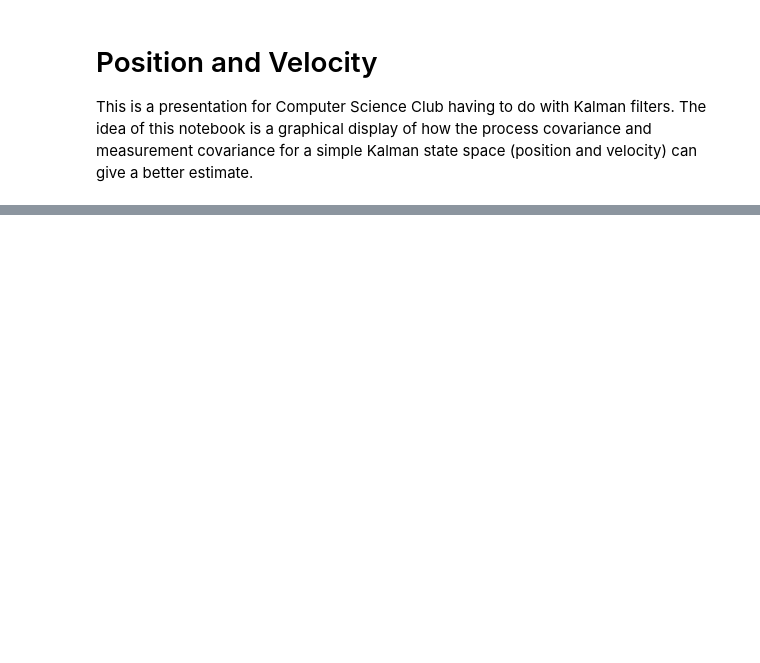
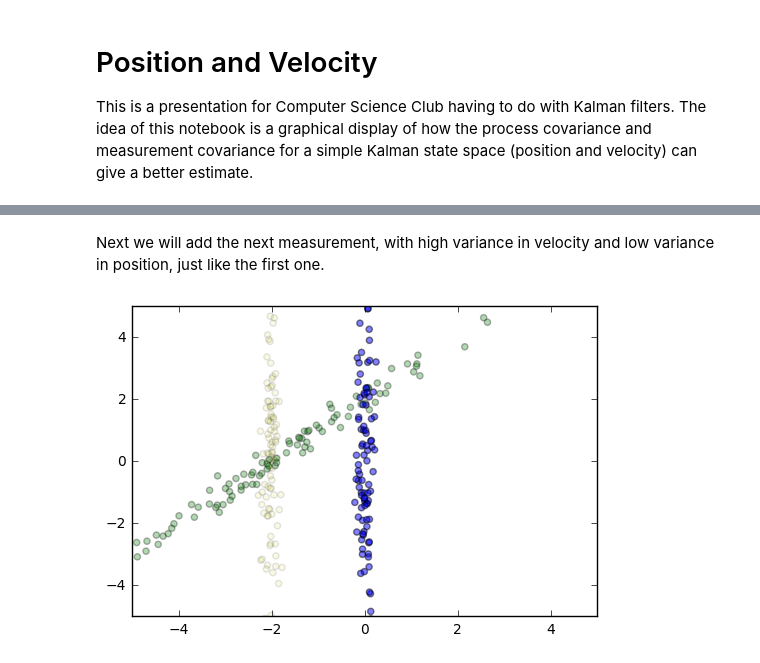
Before and after one commit to CompScienceClub/python-kalman-filter-presentation, a Jupyter notebook: jupyter/PositionVelocity.ipynb, the cells around one changed output, grey strips where cells are left out. Saved outputs shown, nothing was run; the diff lists cells and outputs as text; code cells hidden in the pictures; blank space fills up the shorter version.

```diff
--- a/jupyter/PositionVelocity.ipynb
+++ b/jupyter/PositionVelocity.ipynb
@@ -101,0 +75,29 @@ p.show()
+# %% [markdown]
+Next we will add the next measurement, with high variance in velocity and low variance in position, just like the first one.
+# %%
+p = Plot(((-5,5),(-5,5)))
+
+# Position estimate
+g = Gaussian()
+mean = [-2, 0]
+cov = [[0.1**2, 0], [0.0, 3**2]]
+g.generate((mean, cov))
+p.scatter(g.points(), 'y', 0.1)
+
+# Projection of all possible positions and velicities given assumptions
+g = Gaussian()
+mean = [-2, 0]
+cov = [[4.02, 4], [4, 4.04]]
+g.generate((mean, cov))
+p.scatter(g.points(), 'g', 0.3)
+
+# New position estimate
+g = Gaussian()
+mean = [0, 0]
+cov = [[0.1**2, 0], [0.0, 3**2]]
+g.generate((mean, cov))
+p.scatter(g.points(), 'b')
+
+p.show()
+# %% [output]
+[figure, added]
```
Also changed, not shown: parts of 13 cells of this notebook, 1 other file.
